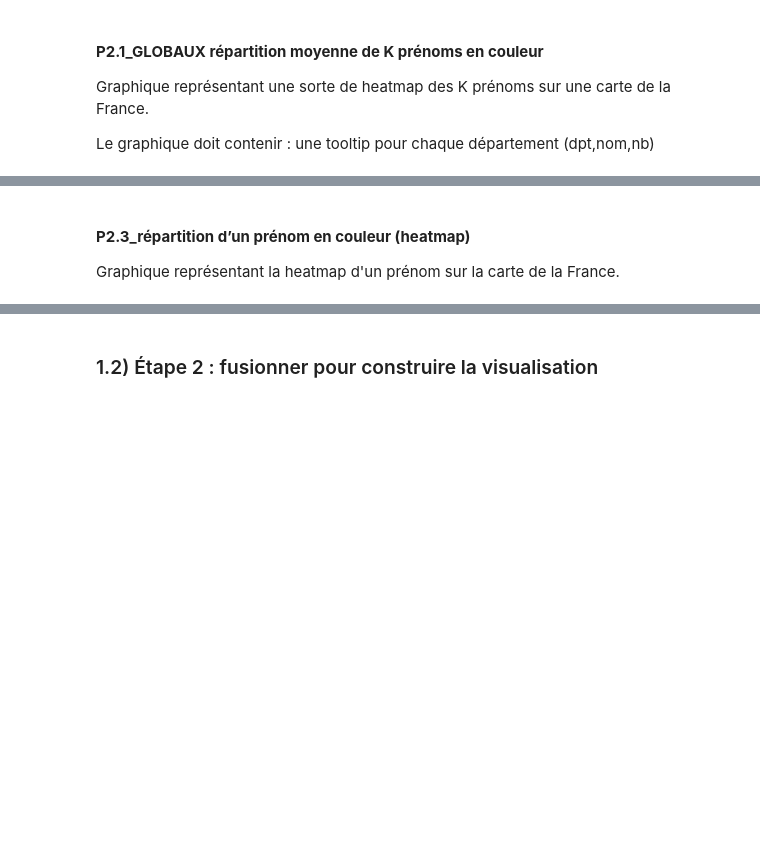
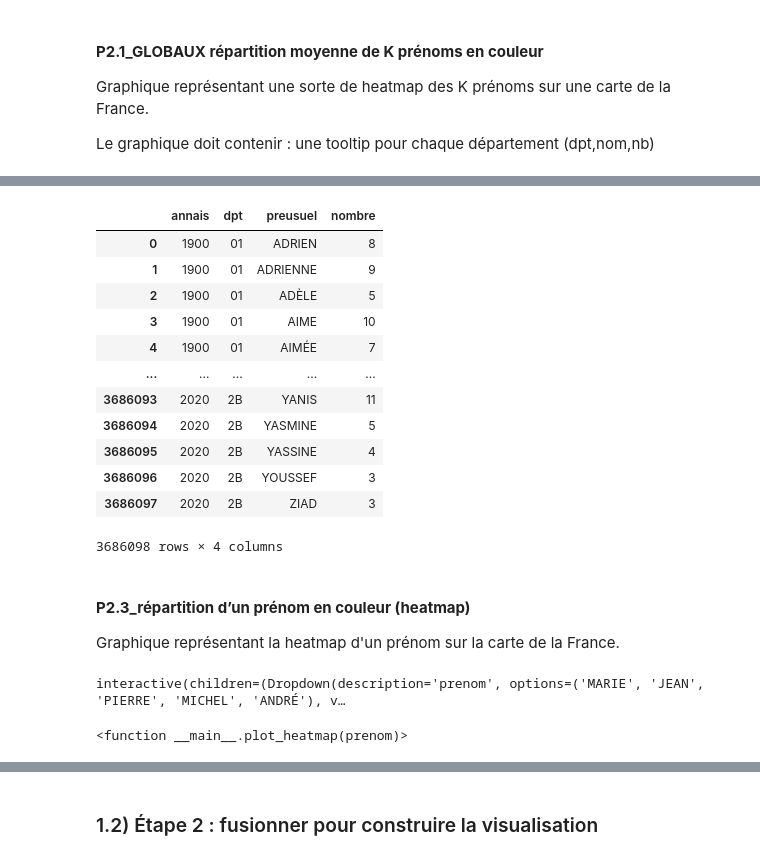
Before and after one commit to nicolas-allegre/VISU_Baby_name, a Jupyter notebook: notebooks/VISU_Projet_Baby_name_GroupU.ipynb, the cells around one changed output, grey strips where cells are left out. Cells and saved outputs as stored; diff of their text form; code cells hidden in the pictures; blank space fills up the shorter version.

```diff
--- a/notebooks/VISU_Projet_Baby_name_GroupU.ipynb
+++ b/notebooks/VISU_Projet_Baby_name_GroupU.ipynb
@@ -150,9 +250,4 @@ Ce graphique devra comprendre : une tooltip avec année,nb,nom,(?moy/med/sig?),
 # %%
-# Préparation des données
-names['annais'] = pd.to_numeric(names['annais'], errors='coerce')
-names = names.dropna(subset=['annais'])
-names['annais'] = names['annais'].astype(int)
-
 top10 = (
     names.groupby('preusuel')['nombre']
     .sum()
@@ -555,3 +791,19 @@ Le graphique doit contenir : une tooltip pour chaque département (dpt,nom,nb)
+# %%
+df_agg
+# %% [output]
+|  | annais | dpt | preusuel | nombre |
+| 0 | 1900 | 01 | ADRIEN | 8 |
+| 1 | 1900 | 01 | ADRIENNE | 9 |
+| 2 | 1900 | 01 | ADÈLE | 5 |
+| 3 | 1900 | 01 | AIME | 10 |
+| 4 | 1900 | 01 | AIMÉE | 7 |
+| ... | ... | ... | ... | ... |
+| 3686093 | 2020 | 2B | YANIS | 11 |
+| 3686094 | 2020 | 2B | YASMINE | 5 |
+| 3686095 | 2020 | 2B | YASSINE | 4 |
+| 3686096 | 2020 | 2B | YOUSSEF | 3 |
+| 3686097 | 2020 | 2B | ZIAD | 3 |
+3686098 rows × 4 columns
 # %% [markdown]
 #### **P2.3_répartition d’un prénom en couleur (heatmap)**
 
@@ -560,0 +811,47 @@ Graphique représentant la heatmap d'un prénom sur la carte de la France.
+# %%
+# Code P2.3
+import ipywidgets as widgets
+
+def plot_heatmap(prenom):
+    df_sel = df_agg[df_agg['preusuel'] == prenom]
+    chart = alt.Chart(depts).mark_geoshape().encode(
+        color=alt.Color('nombre:Q', scale=alt.Scale(scheme='reds'), title='Nombre'),
+        tooltip=[
+            alt.Tooltip('code:N', title='Département'),
+            alt.Tooltip('nom:N', title='Nom'),
+            alt.Tooltip('nombre:Q', title='Nb')
+        ]
+    ).transform_lookup(
+        lookup='code',
+        from_=alt.LookupData(df_sel, 'dpt', ['nombre'])
+    ).project(
+        type='mercator'
+    ).properties(
+        width=600,
+        height=600,
+        title=f"Heatmap du prénom {prenom} sur la carte de France"
+    )
+    return chart
+
+
+# Sélectionner les K prénoms les plus fréquents
+K = 5  # Nombre de prénoms à afficher
+top_prenoms = names.groupby('preusuel')['nombre'].sum().nlargest(K).index.tolist()
+df_top = names[names['preusuel'].isin(top_prenoms)]
+
+# Liste de tous les départements
+all_dpts = depts['code'].unique()
+
+# Produit cartésien pour chaque prénom x chaque département
+full_index = pd.MultiIndex.from_product([all_dpts, top_prenoms], names=['dpt', 'preusuel'])
+df_agg = df_top.groupby(['dpt', 'preusuel'], as_index=False)['nombre'].sum().set_index(['dpt', 'preusuel'])
+df_agg = df_agg.reindex(full_index, fill_value=0).reset_index()
+
+# Sélectionner un prénom
+input_dropdown = alt.binding_select(options=top_prenoms, name='Prénom ')
+selection = alt.selection_point(fields=['preusuel'], bind=input_dropdown, value=top_prenoms[0])
+
+widgets.interact(plot_heatmap, prenom=top_prenoms)
+# %% [output]
+interactive(children=(Dropdown(description='prenom', options=('MARIE', 'JEAN', 'PIERRE', 'MICHEL', 'ANDRÉ'), v…
+<function __main__.plot_heatmap(prenom)>
```
Also changed, not shown: parts of 21 cells of this notebook.
